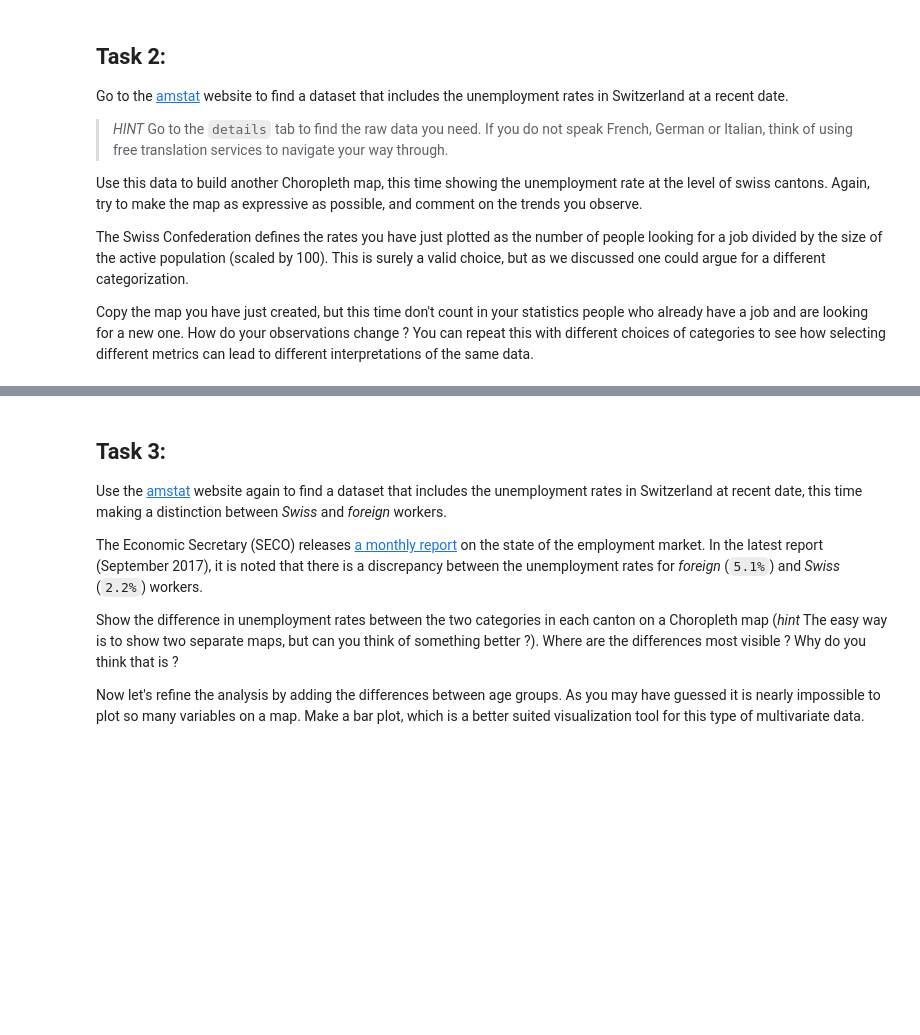
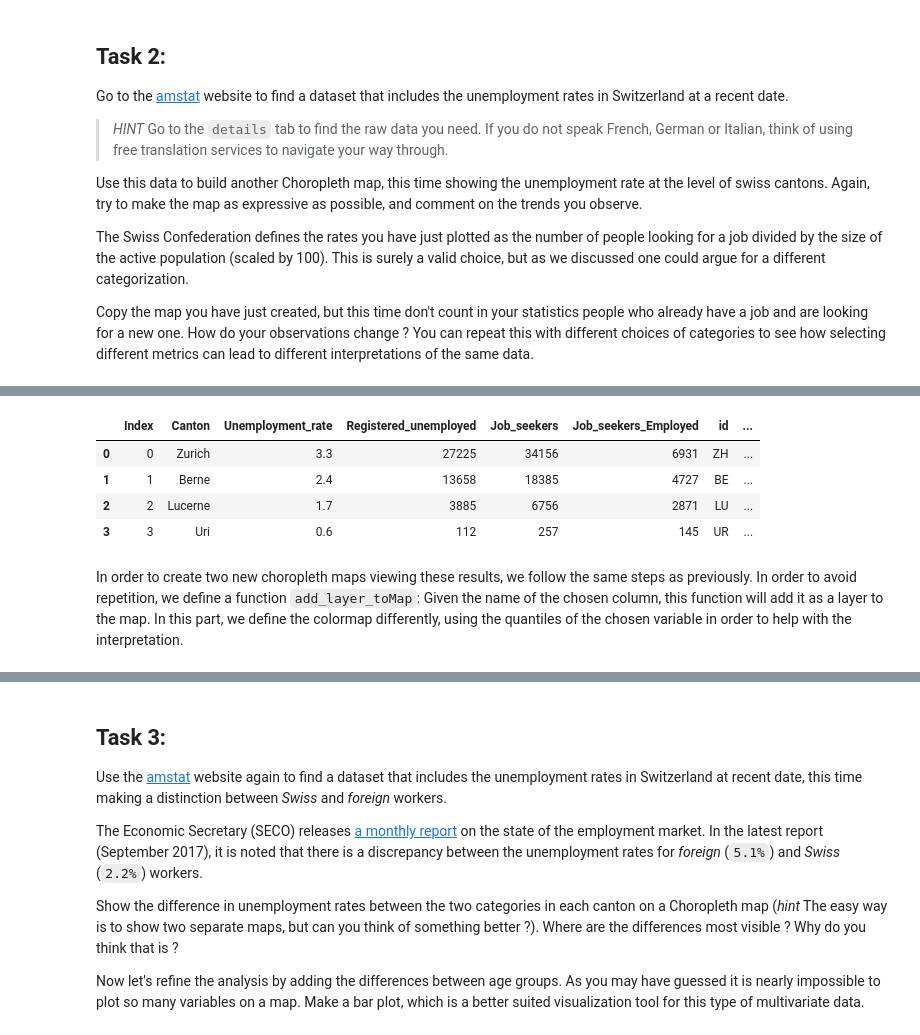
Before and after one commit to sourabhlal/ada2017, a Jupyter notebook: 03 - Interactive Viz/Homework3.ipynb, the cells around one changed output, grey strips where cells are left out. Drawn from its saved outputs; the diff is of its cells as text; code cells hidden in the pictures; blank space fills up the shorter version.

```diff
--- a/03 - Interactive Viz/Homework3.ipynb
+++ b/03 - Interactive Viz/Homework3.ipynb
@@ -29,0 +118,3 @@ Copy the map you have just created, but this time don't count in your statistics
+# %%
+unemployment_dict = df.set_index('id')['Unemployment_rate']
+unemployment_dict[0:5]
@@ -29,0 +191,16 @@ Copy the map you have just created, but this time don't count in your statistics
+# %%
+
+#df.Registered_unemployed+df.Job_seekers_Employed==df.Job_seekers
+
+df['percentage_Employed_Job_Seekers']=df.Unemployment_rate*df.Job_seekers_Employed/df.Job_seekers
+df['percentage_Unemployed_Job_Seekers']=df.Unemployment_rate*df.Registered_unemployed/df.Job_seekers
+df.head(4)
+# %% [output]
+|  | Index | Canton | Unemployment_rate | Registered_unemployed | Job_seekers | Job_seekers_Employed | id | ... |
+| 0 | 0 | Zurich | 3.3 | 27225 | 34156 | 6931 | ZH | ... |
+| 1 | 1 | Berne | 2.4 | 13658 | 18385 | 4727 | BE | ... |
+| 2 | 2 | Lucerne | 1.7 | 3885 | 6756 | 2871 | LU | ... |
+| 3 | 3 | Uri | 0.6 | 112 | 257 | 145 | UR | ... |
+# %% [markdown]
+In order to create two new choropleth maps viewing these results, we follow the same steps as previously. In order to avoid repetition, we define a function `add_layer_toMap`: Given the name of the chosen column, this function will add it as a layer to the map.
+In this part, we define the colormap differently, using the quantiles of the chosen variable in order to help with the interpretation.
```
Also changed, not shown: parts of 31 cells of this notebook, 5 other files.
